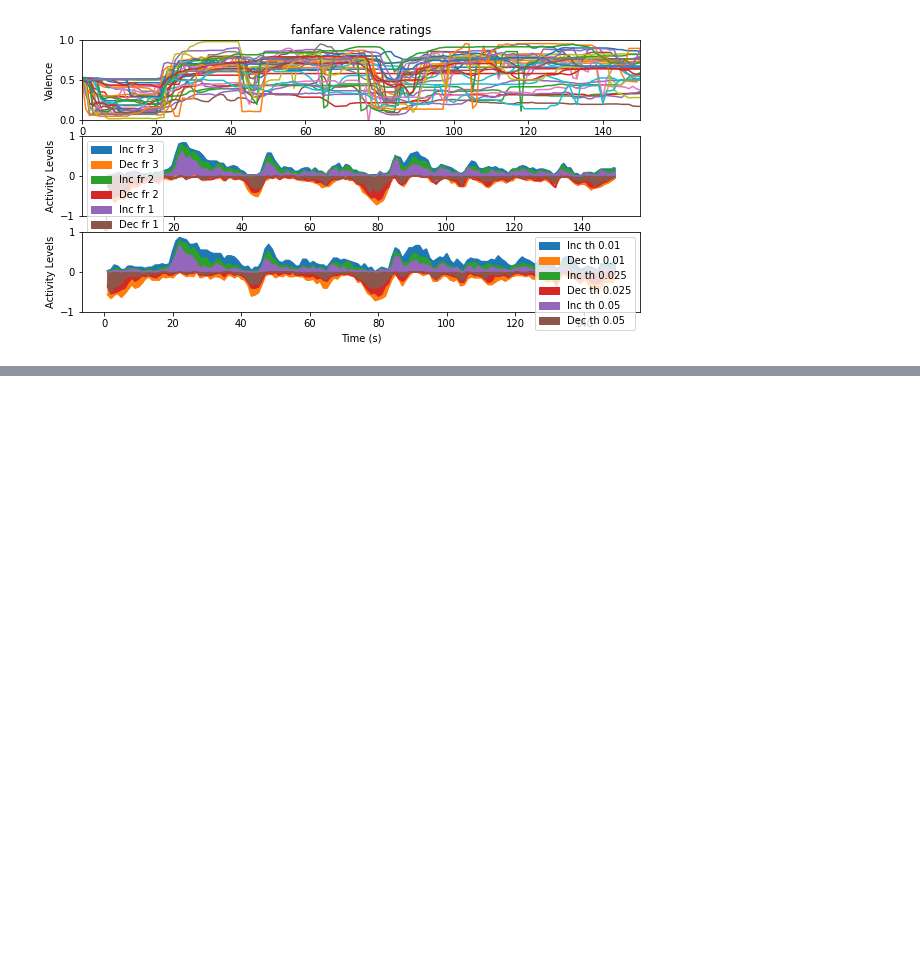
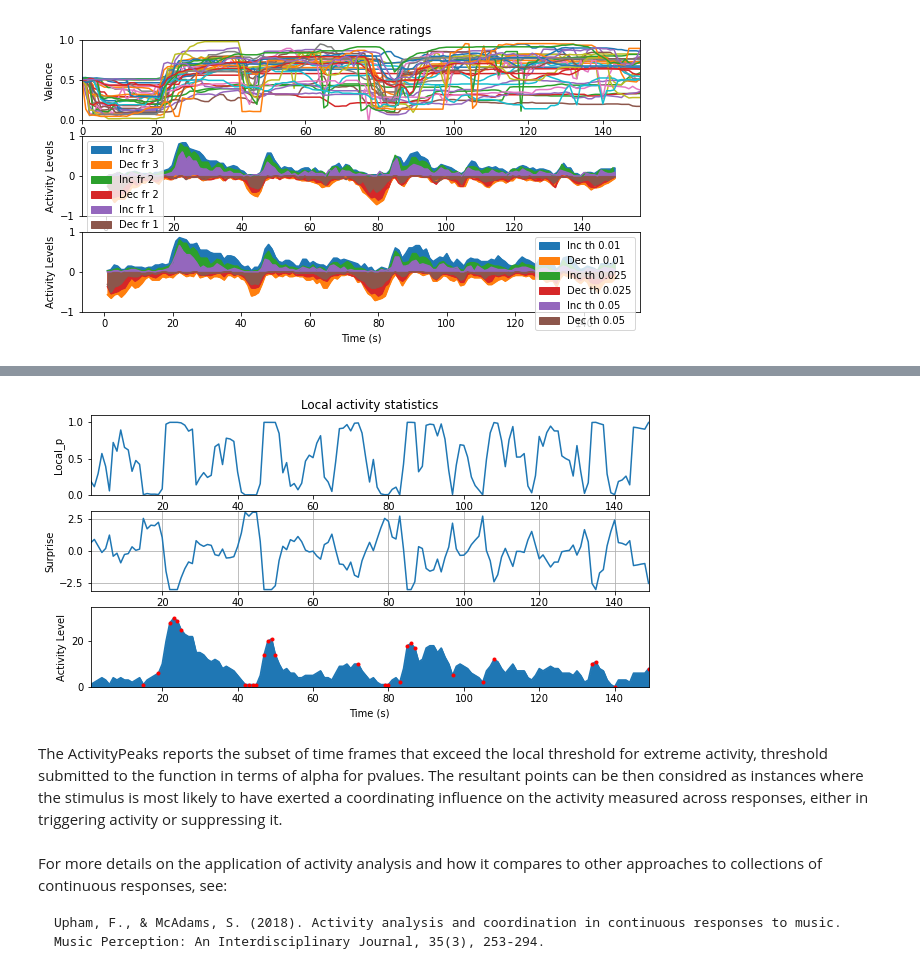
Before and after one commit to finn42/ActivityAnalysis_PythonConversion, a Jupyter notebook: Activity Analysis demo 1.ipynb, the cells around one changed output, grey strips where cells are left out. Cells and saved outputs as stored; diff of their text form; code cells hidden in the pictures; blank space fills up the shorter version.

```diff
--- a/Activity Analysis demo 1.ipynb
+++ b/Activity Analysis demo 1.ipynb
@@ -548,0 +445,49 @@ stest
+# %%
+FrameSize = 2
+HopSize = 1
+Thresh = 0.025
+Acts=act.activityCount(D['Data'],FrameSize,HopSize,Thresh,'Inc')
+ShuffleRange = 15
+Iter = 1000
+alpha = 0.01
+stest = act.localActivityTest(Acts.drop(columns=['Total']),FrameSize,ShuffleRange,Iter,alpha)
+
+
+A = stest['MeasuredResults']
+B = stest['ActivityPeaks']
+fig = plt.figure(figsize=(10,5))
+
+ax = fig.add_subplot(311)
+# plot the activity levels for rating changes (inc/dec)
+A['Local_p'].plot(ax=ax)
+plt.ylim(0,1.1)
+plt.xlim(A.index[0],A.index[-1])
+plt.ylabel('Local_p')
+plt.xlabel('Time (s)')
+plt.title('Local activity statistics')
+ax = fig.add_subplot(312)
+# plot the activity levels for rating changes (inc/dec)
+A['Surprise'].plot(ax=ax)
+plt.ylim(-3.1,3.1)
+plt.xlim(A.index[0],A.index[-1])
+plt.grid()
+plt.ylabel('Surprise')
+plt.xlabel('Time (s)')
+
+ax = fig.add_subplot(313)
+# plot the activity levels for rating changes (inc/dec)
+A['Activity-levels'].plot.area(ax=ax)
+B['Activity-levels'].plot(style='r.')
+plt.ylim(0,35)
+plt.xlim(A.index[0],A.index[-1])
+plt.ylabel('Activity Level')
+plt.xlabel('Time (s)')
+plt.show()
+# %% [output]
+[figure, added]
+# %% [markdown]
+The ActivityPeaks reports the subset of time frames that exceed the local threshold for extreme activity, threshold submitted to the function in terms of alpha for pvalues. The resultant points can be then considred as instances where the stimulus is most likely to have exerted a coordinating influence on the activity measured across responses, either in triggering activity or suppressing it.
+# %% [markdown]
+For more details on the application of activity analysis and how it compares to other approaches to collections of continuous responses, see:
+
+    Upham, F., & McAdams, S. (2018). Activity analysis and coordination in continuous responses to music. Music Perception: An Interdisciplinary Journal, 35(3), 253-294.
```
Also changed, not shown: parts of 22 cells of this notebook, 1 other file.
